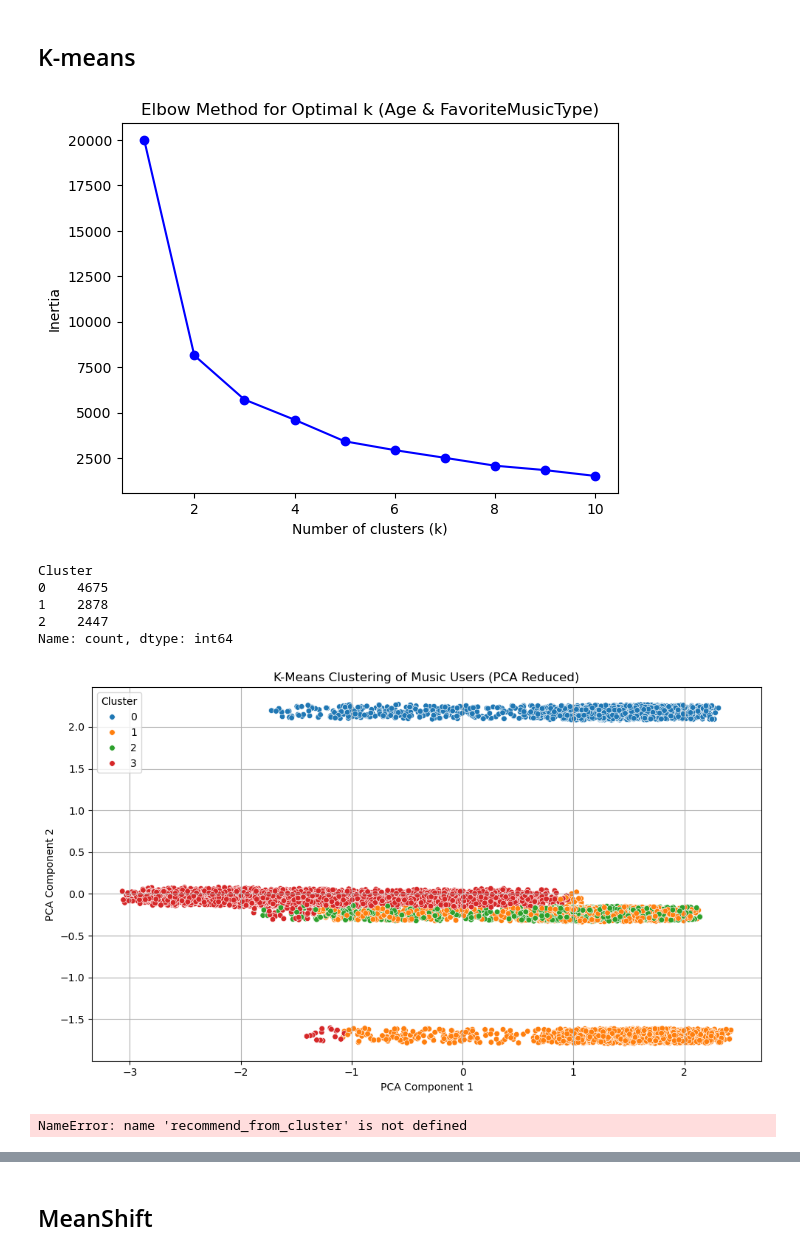
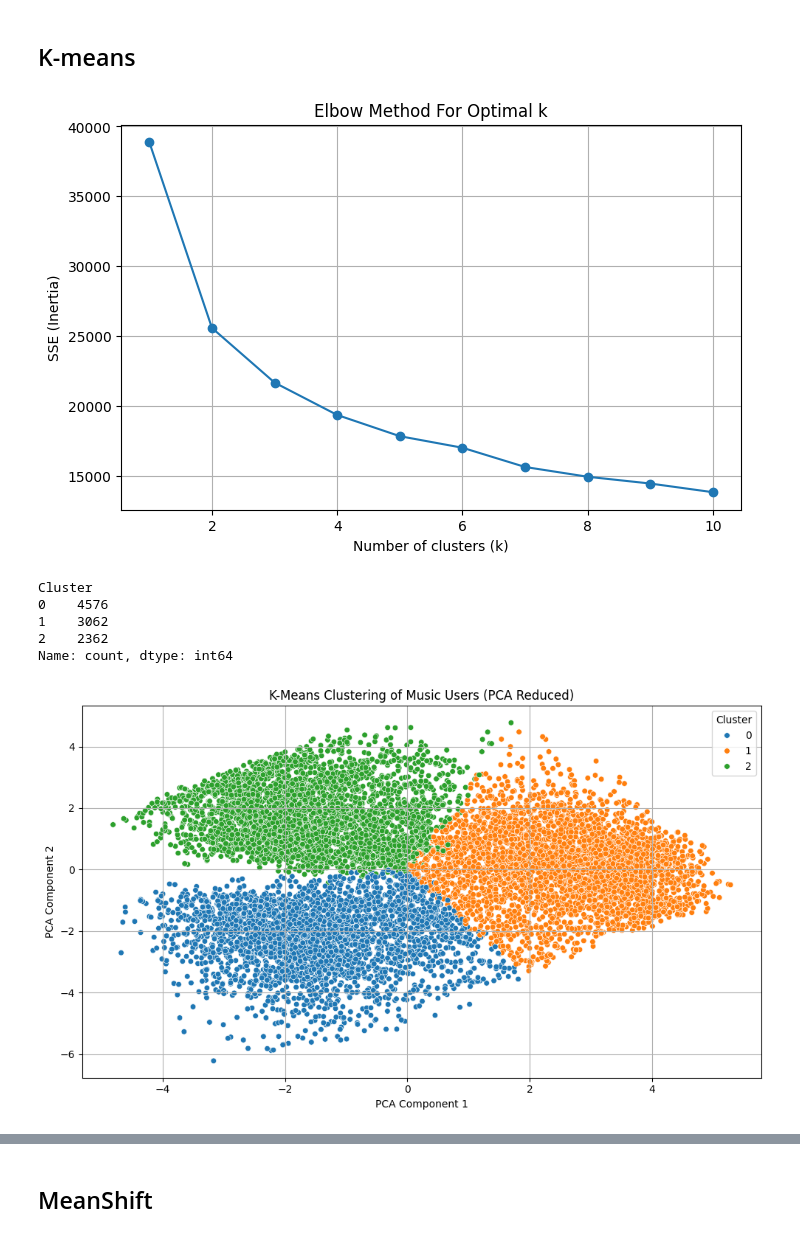
Before and after one commit to LauAHung/BACS2003-AI-Assignment, a Jupyter notebook: BACS2003 ASSIGNMET.ipynb, the cells around one changed output, grey strips where cells are left out. Saved outputs shown, nothing was run; the diff lists cells and outputs as text; code cells hidden in the pictures.

```diff
--- a/BACS2003 ASSIGNMET.ipynb
+++ b/BACS2003 ASSIGNMET.ipynb
@@ -403,33 +405,45 @@ plt.show()
 # %% [markdown]
 ## K-means
 # %%
+from sklearn.preprocessing import StandardScaler, OneHotEncoder
+from sklearn.compose import ColumnTransformer
+from sklearn.pipeline import make_pipeline
 from sklearn.cluster import KMeans
-from sklearn.preprocessing import StandardScaler
 import matplotlib.pyplot as plt
-import seaborn as sns
+import pandas as pd
 
-# 选特征
-features = df[['Age', 'FavoriteMusicType']]
+# 数值和分类特征
+num_features = ['Age', 'WeeklyListeningHours', 'NumberOfPlaylists']
+cat_features = ['FavoriteMusicType']
 
-# 标准化
-scaler = StandardScaler()
-scaled_features = scaler.fit_transform(features)
+# 创建预处理器：标准化 + One-Hot
+preprocessor = ColumnTransformer([
+    ('num', StandardScaler(), num_features),
+    ('cat', OneHotEncoder(), cat_features)
+])
 
-# 肘部法找最佳 K
-inertia = []
-k_range = range(1, 11)
-for k in k_range:
+# 拟合变换特征
+X = preprocessor.fit_transform(df)
+
+# 肘部法：计算不同k下的SSE
+sse = []
+K_range = range(1, 11)
+
+for k in K_range:
     kmeans = KMeans(n_clusters=k, random_state=42)
-    kmeans.fit(scaled_features)
-    inertia.append(kmeans.inertia_)
+    kmeans.fit(X)
+    sse.append(kmeans.inertia_)
 
-plt.plot(k_range, inertia, 'bo-')
+# 绘图
+plt.figure(figsize=(8, 5))
+plt.plot(K_range, sse, marker='o')
 plt.xlabel('Number of clusters (k)')
-plt.ylabel('Inertia')
-plt.title('Elbow Method for Optimal k (Age & FavoriteMusicType)')
+plt.ylabel('SSE (Inertia)')
+plt.title('Elbow Method For Optimal k')
+plt.grid(True)
 plt.show()
 # %% [output]
-[figure, old version]
+[figure, new version]
 # %%
 # 假设 k=3
 kmeans = KMeans(n_clusters=3, random_state=42)
@@ -439,9 +453,9 @@ df['Cluster'] = kmeans.fit_predict(scaled_features)
 print(df['Cluster'].value_counts())
 # %% [output]
 Cluster
-0    4675
-1    2878
-2    2447
+0    4576
+1    3062
+2    2362
 Name: count, dtype: int64
 # %%
 import pandas as pd
@@ -458,14 +472,14 @@ num_features = ['Age', 'WeeklyListeningHours', 'NumberOfPlaylists']
 cat_features = ['FavoriteMusicType']
 
 # 4. Combine all features
-features = pd.concat([df[num_features].reset_index(drop=True), cat_encoded_df.reset_index(drop=True)], axis=1)
+features = pd.concat([df[num_features].reset_index(drop=True), df.reset_index(drop=True)], axis=1)
 
 # 5. Standardize the features
 scaler = StandardScaler()
 X_scaled = scaler.fit_transform(features)
 
 # 6. Apply KMeans clustering
-k = 4
+k = 3
 kmeans = KMeans(n_clusters=k, random_state=42)
 df['cluster'] = kmeans.fit_predict(X_scaled)
 
@@ -486,8 +500,4 @@ plt.grid(True)
 plt.tight_layout()
 plt.show()
 # %% [output]
-[figure, old version]
+[figure, new version]
-# %%
-recommend_from_cluster(122)
-# %% [output]
-NameError: name 'recommend_from_cluster' is not defined
```
Also changed, not shown: parts of 16 cells of this notebook, 1 other file.
